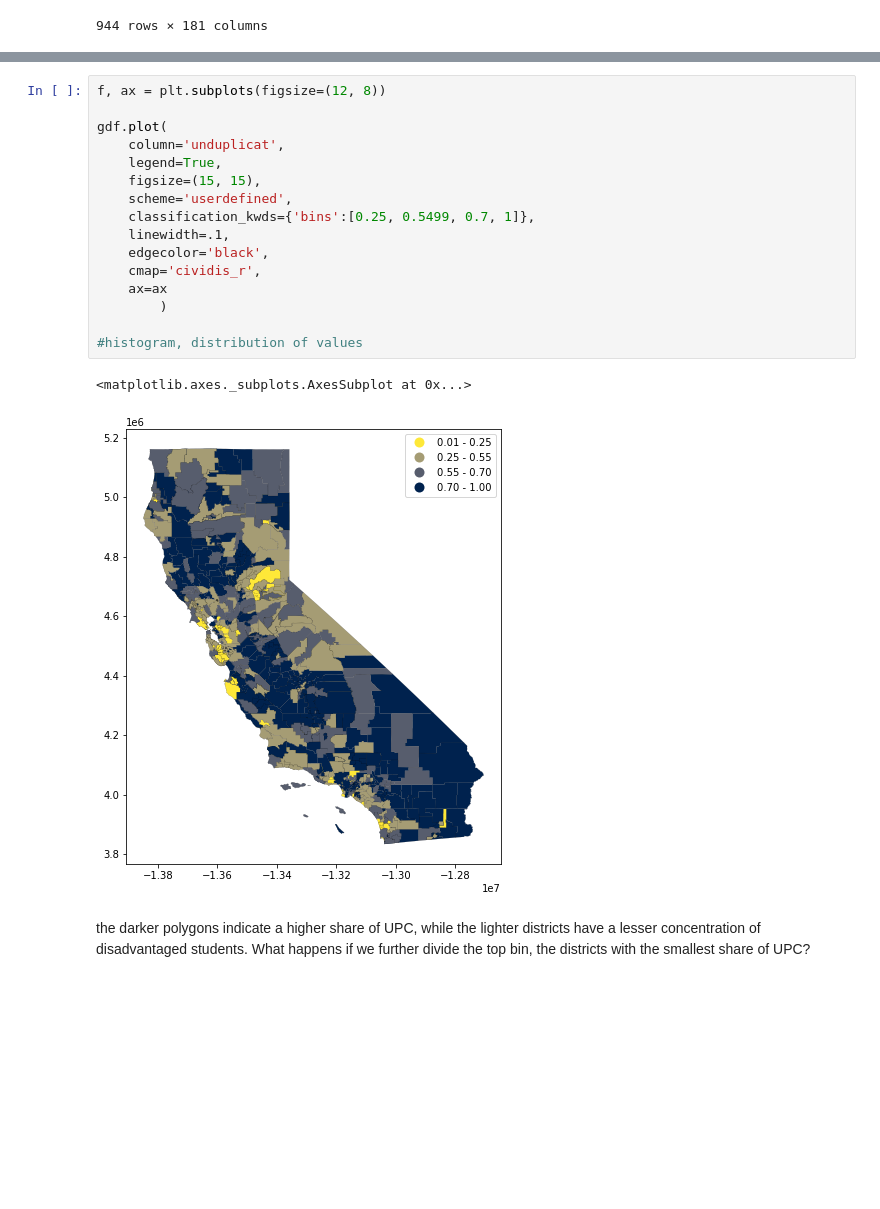
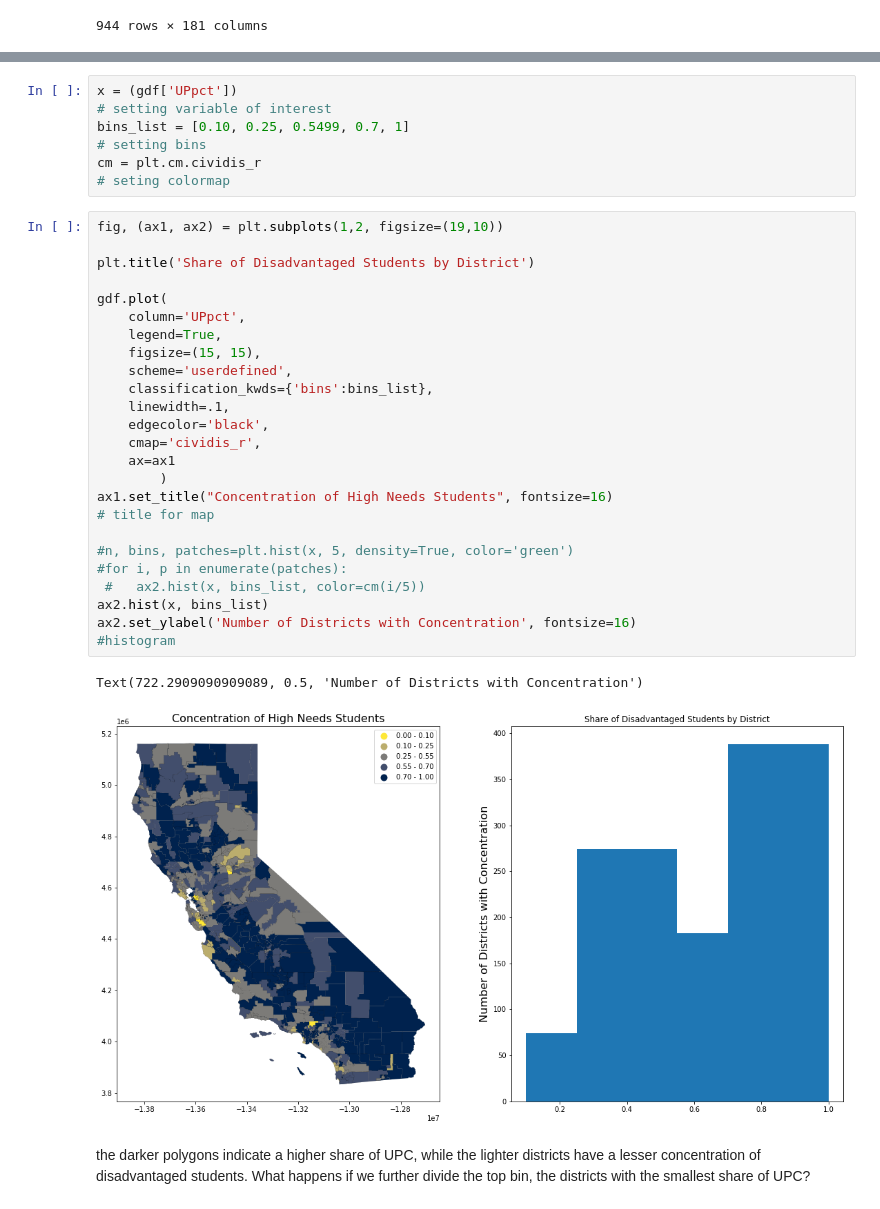
Before and after one commit to fiendskrah/finalcapstone, a Jupyter notebook: 300_explore.ipynb, the cells around one changed output, grey strips where cells are left out. Drawn from its saved outputs; the diff is of its cells as text; blank space fills up the shorter version.

```diff
--- a/300_explore.ipynb
+++ b/300_explore.ipynb
@@ -90,25 +144,41 @@ A user-defined classification to capture the cutoff for reciept of a concentrati
 - 0.25 -> 0.5499
 - 0.55 -> 0.70
 - 0.70 -> 1.0
-# %%
-f, ax = plt.subplots(figsize=(12, 8))
-
-gdf.plot(
-    column='unduplicat',
-    legend=True,
-    figsize=(15, 15),
-    scheme='userdefined',
-    classification_kwds={'bins':[0.25, 0.5499, 0.7, 1]},
-    linewidth=.1,
-    edgecolor='black',
-    cmap='cividis_r',
-    ax=ax
-        )
-
-#histogram, distribution of values
-# %% [output]
-<matplotlib.axes._subplots.AxesSubplot at 0x...>
-[figure, removed]
+# %%
+x = (gdf['UPpct'])
+# setting variable of interest
+bins_list = [0.10, 0.25, 0.5499, 0.7, 1]
+# setting bins
+cm = plt.cm.cividis_r
+# seting colormap
+# %%
+fig, (ax1, ax2) = plt.subplots(1,2, figsize=(19,10))
+
+plt.title('Share of Disadvantaged Students by District')
+
+gdf.plot(
+    column='UPpct',
+    legend=True,
+    figsize=(15, 15),
+    scheme='userdefined',
+    classification_kwds={'bins':bins_list},
+    linewidth=.1,
+    edgecolor='black',
+    cmap='cividis_r',
+    ax=ax1
+        )
+ax1.set_title("Concentration of High Needs Students", fontsize=16)
+# title for map
+
+#n, bins, patches=plt.hist(x, 5, density=True, color='green')
+#for i, p in enumerate(patches):
+ #   ax2.hist(x, bins_list, color=cm(i/5))
+ax2.hist(x, bins_list)
+ax2.set_ylabel('Number of Districts with Concentration', fontsize=16)
+#histogram
+# %% [output]
+Text(722.2909090909089, 0.5, 'Number of Districts with Concentration')
+[figure, added]
 # %% [markdown]
 the darker polygons indicate a higher share of UPC, while the lighter districts have a lesser concentration of disadvantaged students. What happens if we further divide the top bin, the districts with the smallest share of UPC?
 # %%
```
Also changed, not shown: parts of 12 cells of this notebook, 2 other files.
